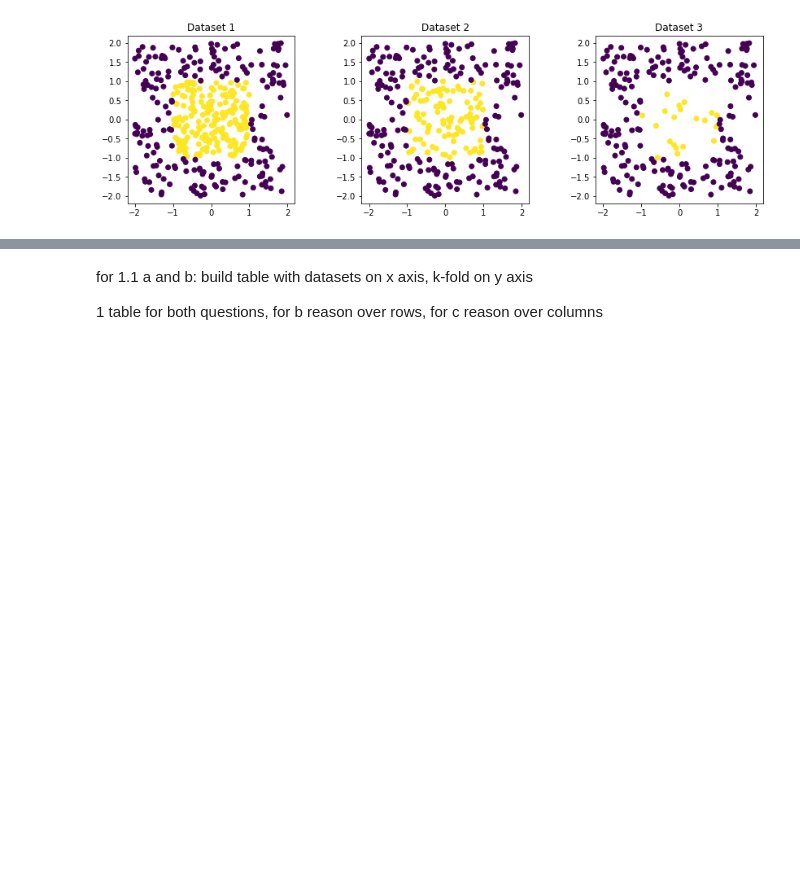
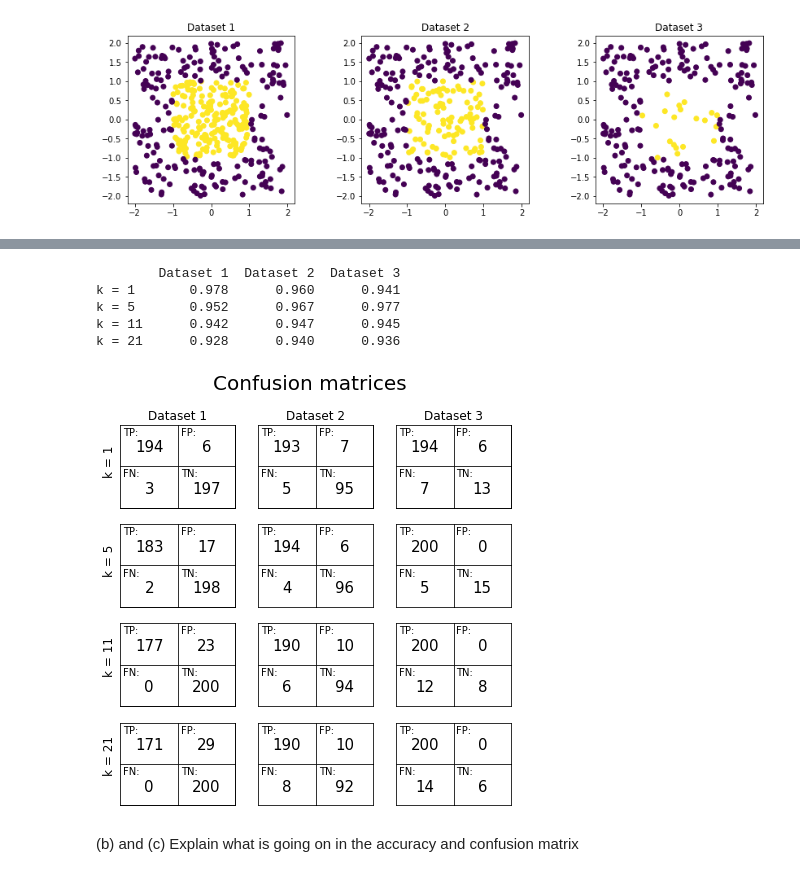
Before and after one commit to SimonJasansky/data_mining, a Jupyter notebook: assignment_2.ipynb, the cells around one changed output, grey strips where cells are left out. Cells and saved outputs as stored; diff of their text form; code cells hidden in the pictures; blank space fills up the shorter version.

Commit message:
converted classification and confusion matrix plotting into functions.

```diff
--- a/assignment_2.ipynb
+++ b/assignment_2.ipynb
@@ -97,10 +81,0 @@ accuracy_df.transpose()
-# %%
-# visualizing accuracy and the confusion matrices
-
-fig, ax = plt.subplots(nrows = 3, ncols = 4, figsize = (10,10))
-
-for i in range(3):
-    for j in range(4):
-        ax[i, j].text(0.5, 0.5, conf_mat_df.iat[i, j],
-                      fontsize=18, ha='center')
-        ax[i, j].subplot()
@@ -176,4 +138,18 @@ for i in range(12):
-# %% [markdown]
-for 1.1 a and b: build table with datasets on x axis, k-fold on y axis
-
-1 table for both questions, for b reason over rows, for c reason over columns
+# %%
+output = custom_knn(exp1, "uniform")
+accuracy_df = output[0]
+conf_mat_df = output[1]
+
+print(accuracy_df)
+custom_confusion_matrix_knn(conf_mat_df)
+plt.show()
+# %% [output]
+        Dataset 1  Dataset 2  Dataset 3
+k = 1       0.978      0.960      0.941
+k = 5       0.952      0.967      0.977
+k = 11      0.942      0.947      0.945
+k = 21      0.928      0.940      0.936
+[figure, added]
+# %% [markdown]
+(b) and (c)
+Explain what is going on in the accuracy and confusion matrix
```
Also changed, not shown: parts of 16 cells of this notebook.
